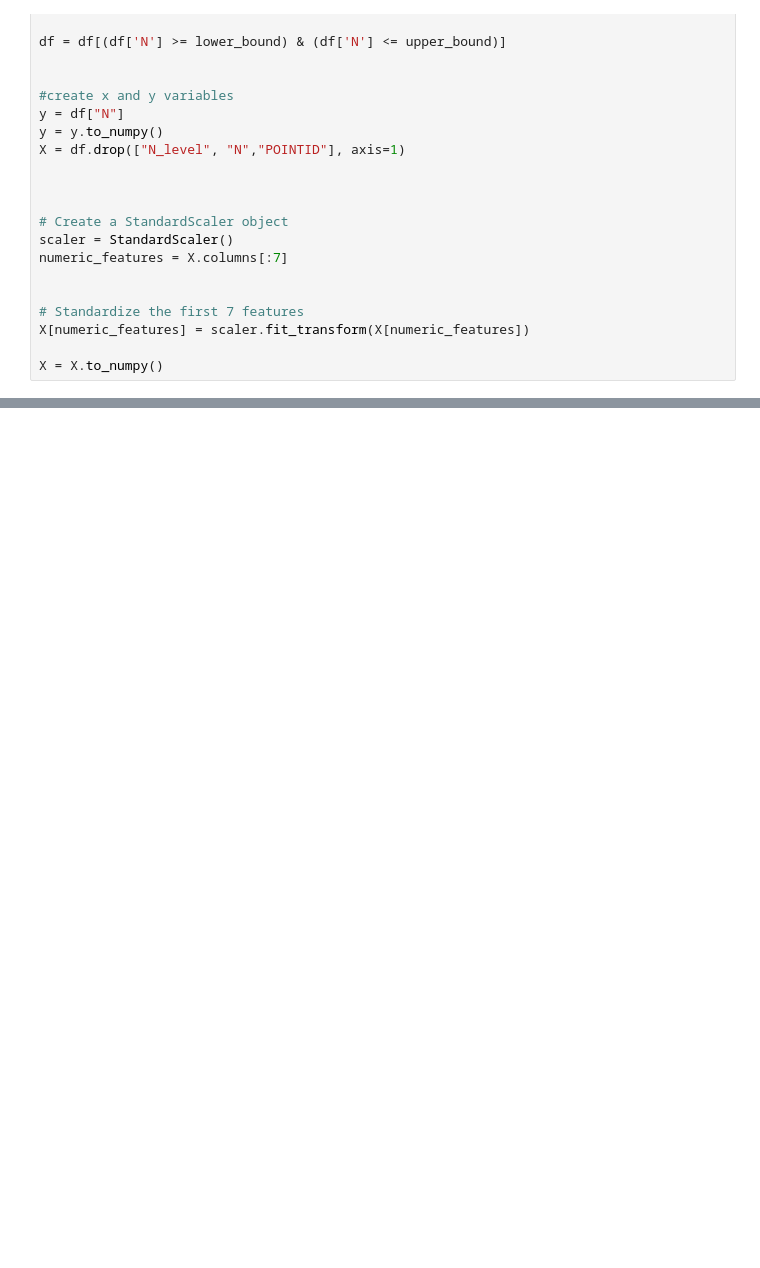
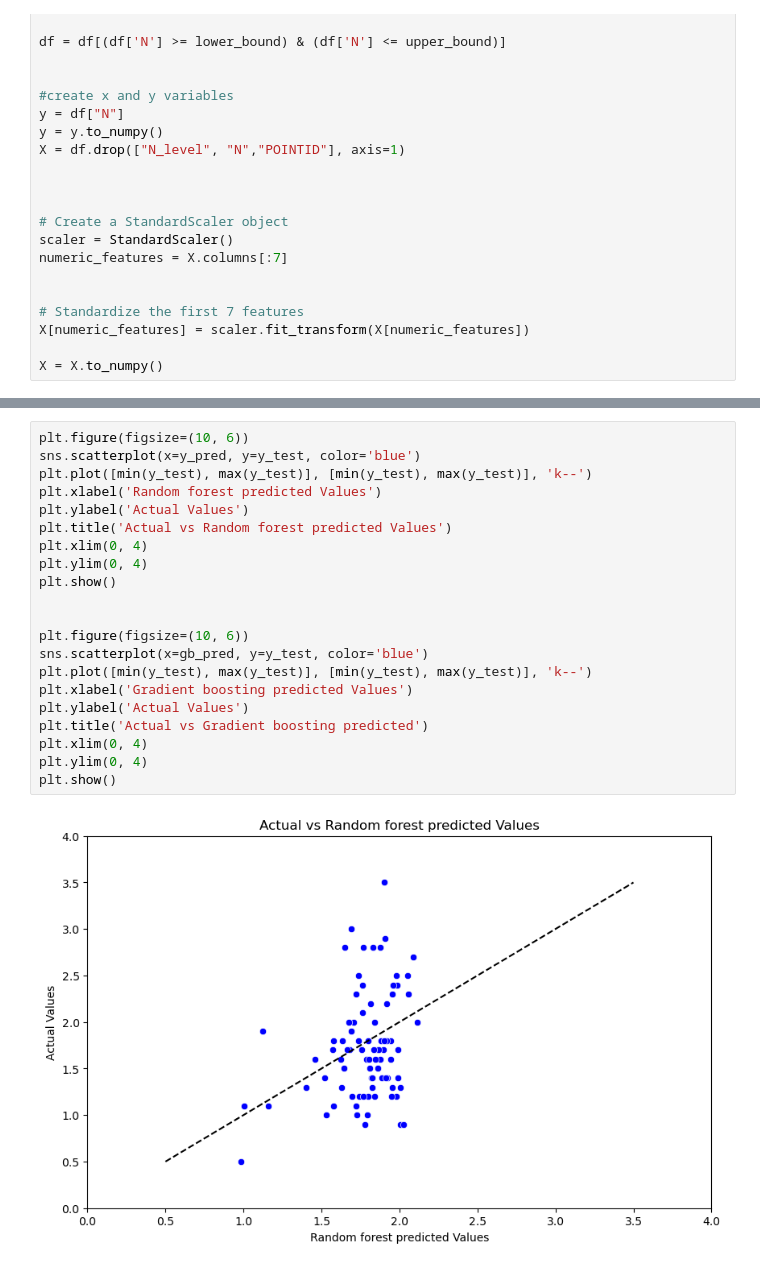
Before and after one commit to JBorregaardd/bachelorprojekt---satellit, a Jupyter notebook: models_cross_val.ipynb, the cells around one changed output, grey strips where cells are left out. Saved outputs shown, nothing was run; the diff lists cells and outputs as text; blank space fills up the shorter version.

```diff
--- a/models_cross_val.ipynb
+++ b/models_cross_val.ipynb
@@ -350,0 +298,23 @@ plt.show()
+# %%
+plt.figure(figsize=(10, 6))
+sns.scatterplot(x=y_pred, y=y_test, color='blue')
+plt.plot([min(y_test), max(y_test)], [min(y_test), max(y_test)], 'k--')
+plt.xlabel('Random forest predicted Values')
+plt.ylabel('Actual Values')
+plt.title('Actual vs Random forest predicted Values')
+plt.xlim(0, 4)
+plt.ylim(0, 4)
+plt.show()
+
+
+plt.figure(figsize=(10, 6))
+sns.scatterplot(x=gb_pred, y=y_test, color='blue')
+plt.plot([min(y_test), max(y_test)], [min(y_test), max(y_test)], 'k--')
+plt.xlabel('Gradient boosting predicted Values')
+plt.ylabel('Actual Values')
+plt.title('Actual vs Gradient boosting predicted')
+plt.xlim(0, 4)
+plt.ylim(0, 4)
+plt.show()
+# %% [output]
+[figure, added]
```
Also changed, not shown: parts of 10 cells of this notebook, 3 other files.
